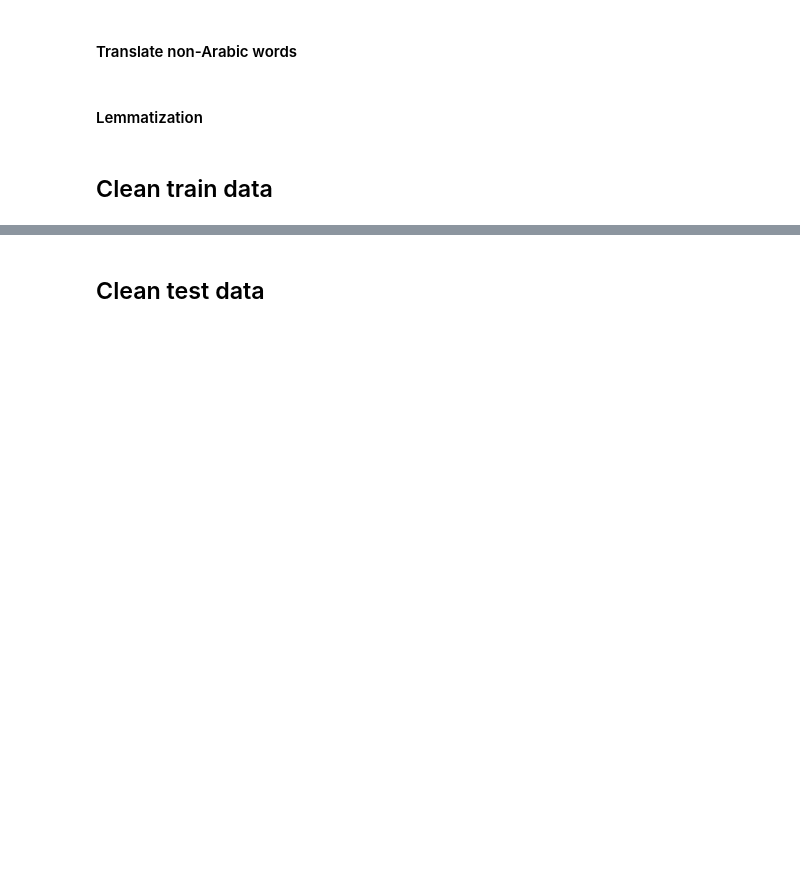
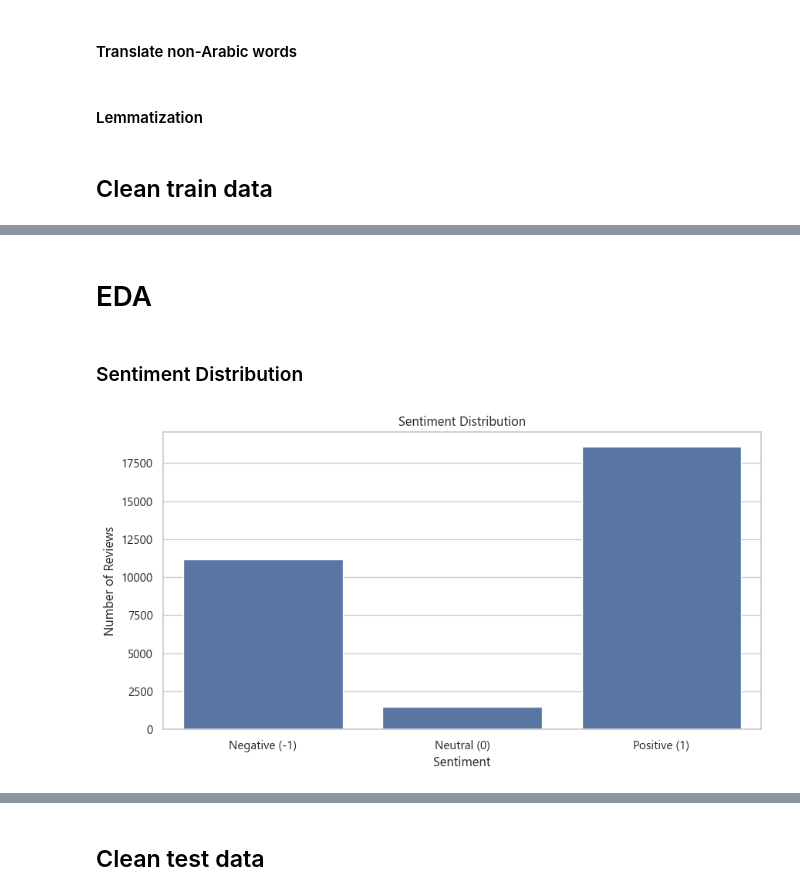
Before and after one commit to Omar-Yasser/arabic-sentiment-analysis, a Jupyter notebook: preprocessing.ipynb, the cells around one changed output, grey strips where cells are left out. Saved outputs shown, nothing was run; the diff lists cells and outputs as text; code cells hidden in the pictures; blank space fills up the shorter version.

```diff
--- a/preprocessing.ipynb
+++ b/preprocessing.ipynb
@@ -228,2 +315,21 @@ train.head()
 # %%
 train.to_csv("preprocessed_train.csv")
+# %% [markdown]
+# EDA
+# %% [markdown]
+### Sentiment Distribution
+# %%
+train = pd.read_csv('preprocessed_train.csv')
+
+sentiment_counts = train['rating'].value_counts()
+
+# Plotting the sentiment distribution
+plt.figure(figsize=(10, 5))
+sns.barplot(x=sentiment_counts.index, y=sentiment_counts.values)
+plt.title('Sentiment Distribution')
+plt.xlabel('Sentiment')
+plt.ylabel('Number of Reviews')
+plt.xticks(ticks=[0, 1, 2], labels=['Negative (-1)', 'Neutral (0)', 'Positive (1)'])
+plt.show()
+# %% [output]
+[figure, added]
```
Also changed, not shown: parts of 19 cells of this notebook.
